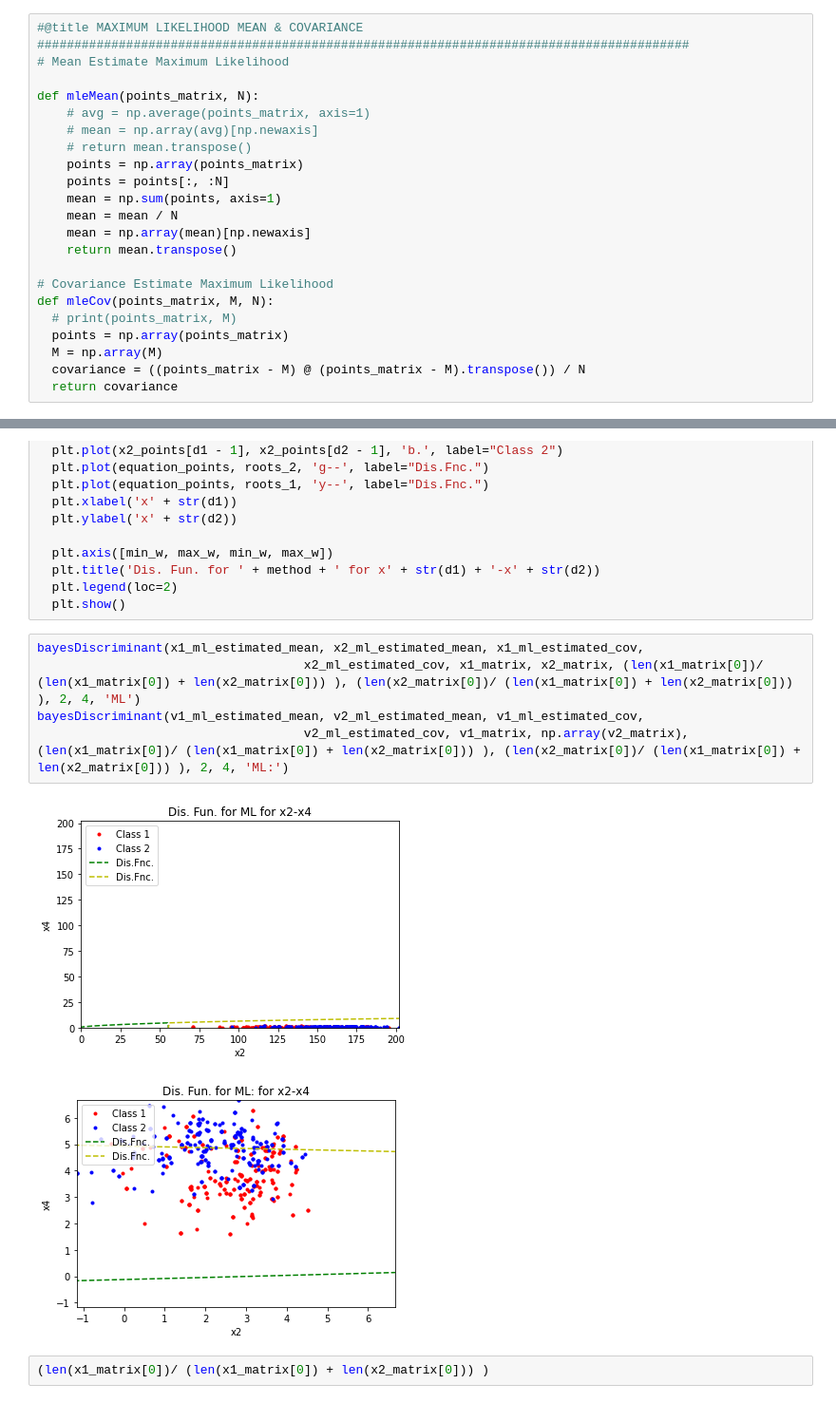
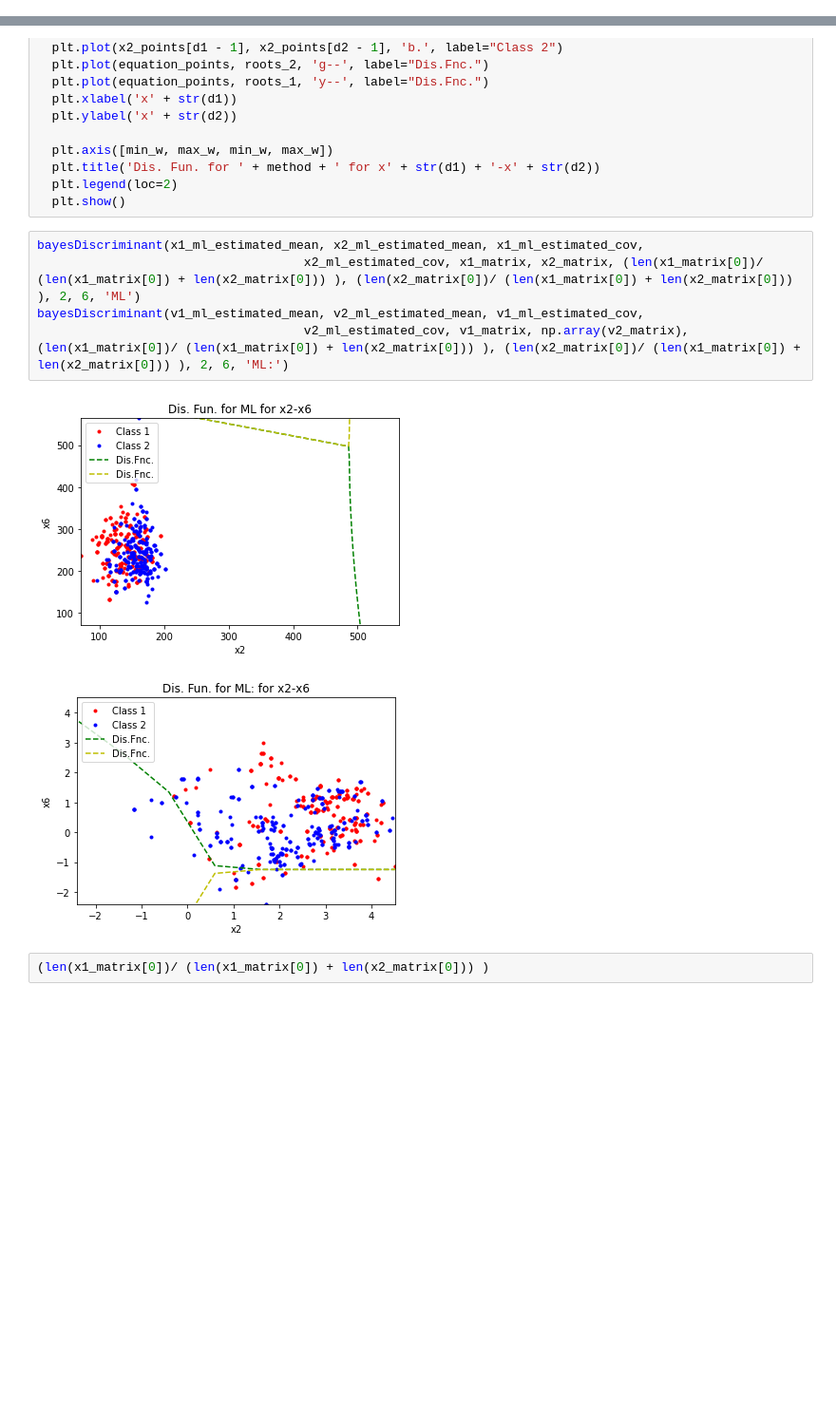
Before and after one commit to zahrafali/PatternRecognition, a Jupyter notebook: PR_Project.ipynb, the cells around one changed output, grey strips where cells are left out. Shown at 95% size. Saved outputs shown, nothing was run; the diff lists cells and outputs as text; blank space fills up the shorter version.

```diff
--- a/PR_Project.ipynb
+++ b/PR_Project.ipynb
@@ -66,29 +69,6 @@ from sklearn import preprocessing
 # x2_matrix = min_max_scaler.fit_transform(x2_matrix_raw)
 x1_matrix = x1_matrix_raw
 x2_matrix = x2_matrix_raw
-# %%
-#@title MAXIMUM LIKELIHOOD MEAN & COVARIANCE
-########################################################################################
-# Mean Estimate Maximum Likelihood
-
-def mleMean(points_matrix, N):
-    # avg = np.average(points_matrix, axis=1)
-    # mean = np.array(avg)[np.newaxis]
-    # return mean.transpose()
-    points = np.array(points_matrix)
-    points = points[:, :N]
-    mean = np.sum(points, axis=1)
-    mean = mean / N
-    mean = np.array(mean)[np.newaxis]
-    return mean.transpose()
-
-# Covariance Estimate Maximum Likelihood
-def mleCov(points_matrix, M, N):
-  # print(points_matrix, M)
-  points = np.array(points_matrix)
-  M = np.array(M)
-  covariance = ((points_matrix - M) @ (points_matrix - M).transpose()) / N
-  return covariance
 # %%
 #@title CALCULATING ML MEAN AND COVARIANCE
 x1_no_of_points = len(x1_matrix[0])
@@ -347,12 +236,12 @@ def bayesDiscriminant(m1, m2, cov1, cov2, x1_points, x2_points, p1, p2, d1, d2,
   plt.show()
 # %%
 bayesDiscriminant(x1_ml_estimated_mean, x2_ml_estimated_mean, x1_ml_estimated_cov,
-                                    x2_ml_estimated_cov, x1_matrix, x2_matrix, (len(x1_matrix[0])/ (len(x1_matrix[0]) + len(x2_matrix[0])) ), (len(x2_matrix[0])/ (len(x1_matrix[0]) + len(x2_matrix[0])) ), 2, 4, 'ML')
+                                    x2_ml_estimated_cov, x1_matrix, x2_matrix, (len(x1_matrix[0])/ (len(x1_matrix[0]) + len(x2_matrix[0])) ), (len(x2_matrix[0])/ (len(x1_matrix[0]) + len(x2_matrix[0])) ), 2, 6, 'ML')
 bayesDiscriminant(v1_ml_estimated_mean, v2_ml_estimated_mean, v1_ml_estimated_cov,
-                                    v2_ml_estimated_cov, v1_matrix, np.array(v2_matrix), (len(x1_matrix[0])/ (len(x1_matrix[0]) + len(x2_matrix[0])) ), (len(x2_matrix[0])/ (len(x1_matrix[0]) + len(x2_matrix[0])) ), 2, 4, 'ML:')
+                                    v2_ml_estimated_cov, v1_matrix, np.array(v2_matrix), (len(x1_matrix[0])/ (len(x1_matrix[0]) + len(x2_matrix[0])) ), (len(x2_matrix[0])/ (len(x1_matrix[0]) + len(x2_matrix[0])) ), 2, 6, 'ML:')
 # %% [output]
-[figure, old version]
+[figure, new version]
-[figure, old version]
+[figure, new version]
 # %%
 (len(x1_matrix[0])/ (len(x1_matrix[0]) + len(x2_matrix[0])) )
 # %% [output]
```
Also changed, not shown: parts of 6 cells of this notebook.
